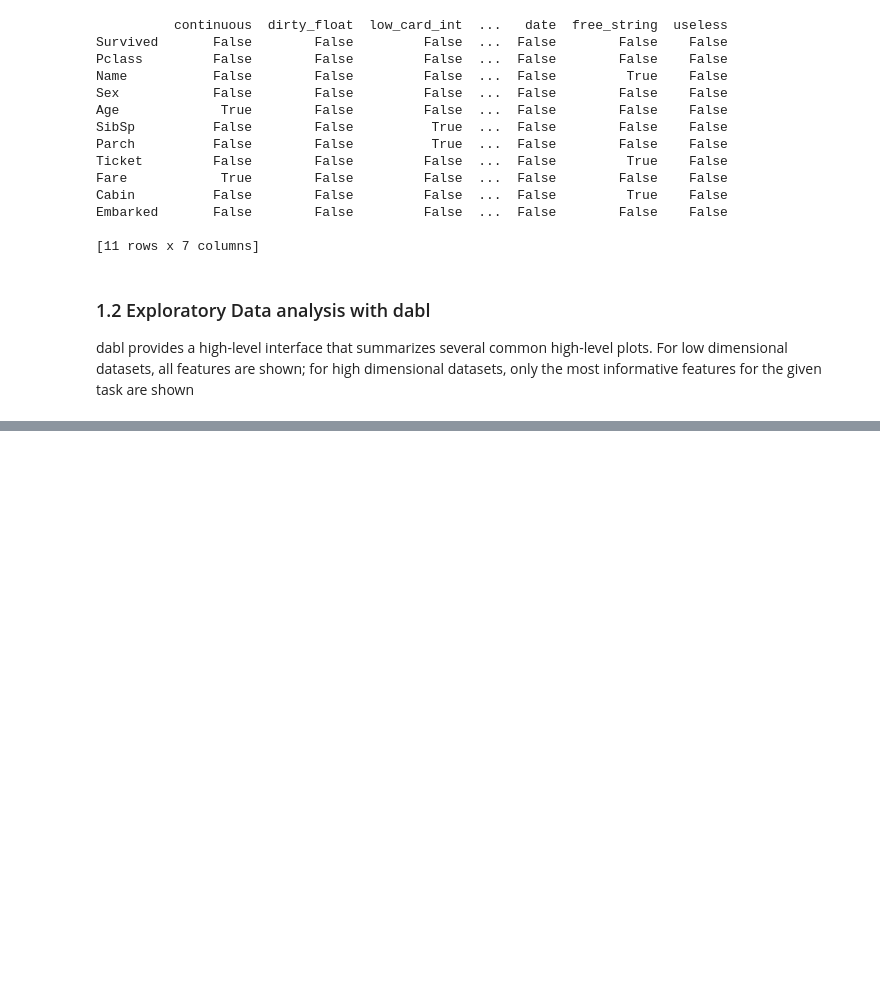
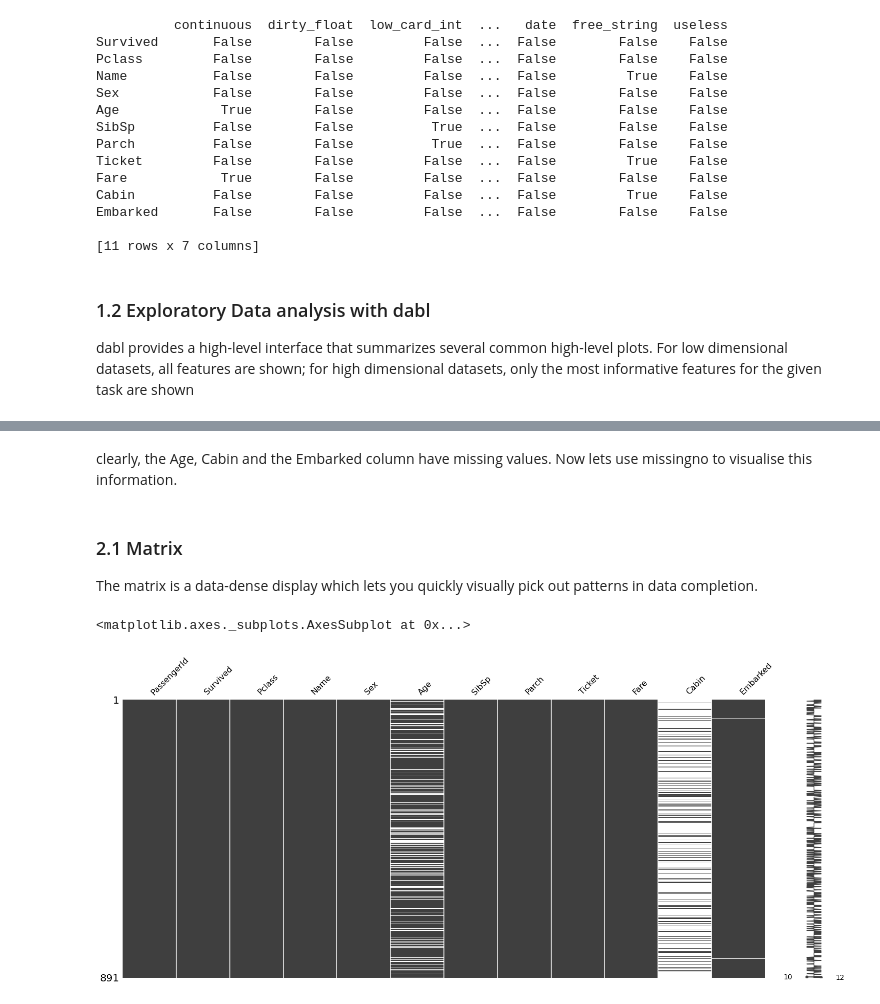
Before and after one commit to bramhe/Useful-Python-libraries-for-Data-Science, a Jupyter notebook: Useful_Python_libraries_for_Data_Science.ipynb, the cells around one changed output, grey strips where cells are left out. Cells and saved outputs as stored; diff of their text form; code cells hidden in the pictures; blank space fills up the shorter version.

```diff
--- a/Useful_Python_libraries_for_Data_Science.ipynb
+++ b/Useful_Python_libraries_for_Data_Science.ipynb
@@ -123,0 +194,11 @@ dabl provides a high-level interface that summarizes several common high-level p
+# %% [markdown]
+clearly, the Age, Cabin and the Embarked column have missing values. Now lets use missingno to visualise this information.
+# %% [markdown]
+### 2.1 Matrix
+
+The matrix is a data-dense display which lets you quickly visually pick out patterns in data completion.
+# %%
+msno.matrix(titanic_df)
+# %% [output]
+<matplotlib.axes._subplots.AxesSubplot at 0x...>
+[figure, added]
```
Also changed, not shown: parts of 81 cells of this notebook.
